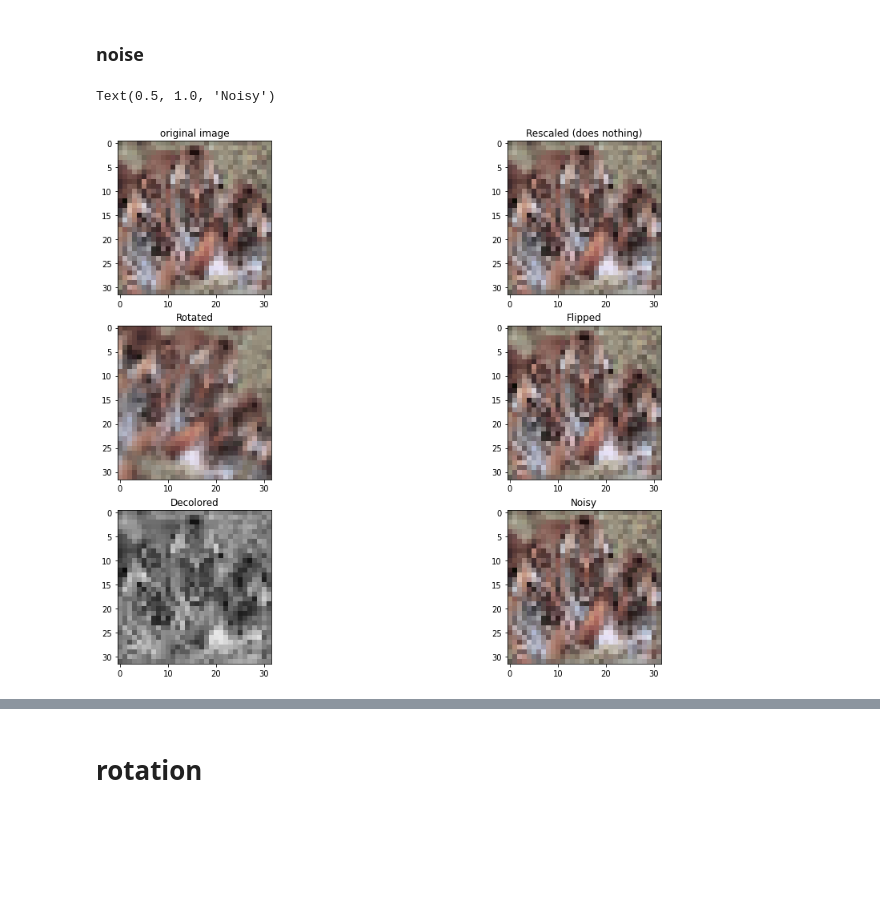
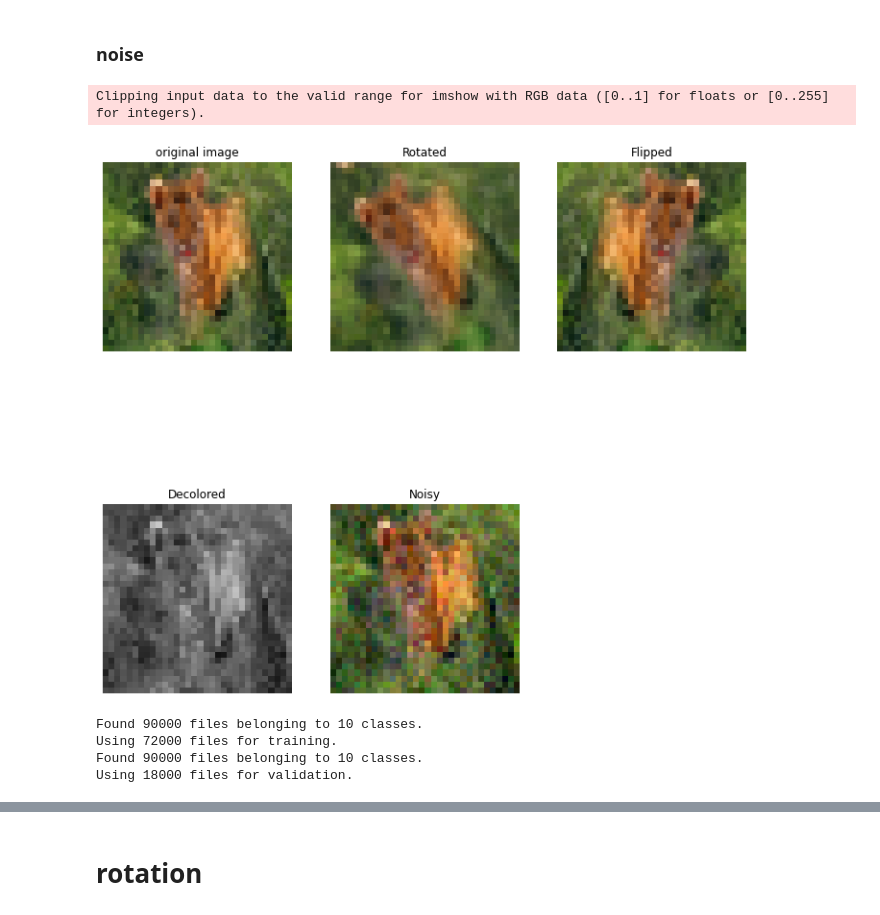
Before and after one commit to bieleckipiotr/Deep-Learning, a Jupyter notebook: dataAugmentation.ipynb, the cells around one changed output, grey strips where cells are left out. Cells and saved outputs as stored; diff of their text form; code cells hidden in the pictures; blank space fills up the shorter version.

```diff
--- a/dataAugmentation.ipynb
+++ b/dataAugmentation.ipynb
@@ -21,7 +21,8 @@ train_ds = image_dataset_from_directory(
     seed = 420,
     image_size=(32,32),
     batch_size=32,
-    label_mode = 'categorical')
+    # label_mode = 'categorical'
+    )
 
 class_names = train_ds.class_names
 
@@ -32,7 +33,8 @@ val_ds = image_dataset_from_directory(
     seed = 420,
     image_size=(32,32),
     batch_size=32,
-    label_mode = 'categorical')
+    # label_mode = 'categorical'
+    )
 # %% [output]
 Found 90000 files belonging to 10 classes.
 Using 72000 files for training.
@@ -77,28 +80,33 @@ DecolorLayer = keras_cv.layers.Grayscale(output_channels=3)
 # %% [markdown]
 ### noise
 # %%
-GaussianNoise = layers.GaussianNoise(stddev = 0.1)
+GaussianNoise = layers.GaussianNoise(stddev = 0.05)
 # %%
 def get_var_name(var):
     for name, value in locals().items():
         if value is var:
             return name
 
 image = images[0]
-fig, axes = plt.subplots(3, 2, figsize = (16,12))
+image = RescaleLayer(image)
+fig, axes = plt.subplots(2,3, figsize=(12, 12))
 axes = axes.flatten()
-axes[0].imshow(tf.cast(image, tf.uint8))
+axes[0].imshow(image)
 axes[0].set_title('original image')
-for augmentationLayer, ax in zip([RescaleLayer, RotateLayer, FlipLayer, DecolorLayer, GaussianNoise], axes[1:]):
-    ax.imshow(tf.cast(augmentationLayer(image), tf.uint8 if not augmentationLayer == RescaleLayer else tf.float32), cmap = 'grey' if augmentationLayer == DecolorLayer else None)
-axes[1].set_title('Rescaled (does nothing)')
-axes[2].set_title('Rotated')
-axes[3].set_title('Flipped')
-axes[4].set_title('Decolored')
-axes[5].set_title('Noisy')
+axes[0].axis('off')
+for augmentationLayer, ax in zip([RotateLayer, FlipLayer, DecolorLayer, GaussianNoise], axes[1:]):
+    ax.imshow(augmentationLayer(image, training = True), cmap='grey' if augmentationLayer == DecolorLayer else None)
+    ax.set_title('Rescaled (visually does nothing)' if augmentationLayer == RescaleLayer else
+                 'Rotated' if augmentationLayer == RotateLayer else
+                 'Flipped' if augmentationLayer == FlipLayer else
+                 'Decolored' if augmentationLayer == DecolorLayer else
+                 'Noisy')
+    ax.axis('off')
+axes[-1].remove()
+plt.savefig('../media/standard_augmentations_example.jpg', dpi = 200)
 # %% [output]
-Text(0.5, 1.0, 'Noisy')
+Clipping input data to the valid range for imshow with RGB data ([0..1] for floats or [0..255] for integers).
-[figure, old version]
+[figure, new version]
 # %%
 IMAGE_SIZE = 32
 num_classes = 10
@@ -141,0 +143,27 @@ mixup_ds = dict_train_ds.map(mixup, num_parallel_calls=AUTOTUNE).map(dict_to_tup
+# %%
+train_ds = image_dataset_from_directory(
+    '../data/cinic-10_image_classification_challenge-dataset/train/',
+    validation_split=0.2,
+    subset='training',
+    seed = 420,
+    image_size=(32,32),
+    batch_size=32,
+    label_mode = 'categorical'
+    )
+
+class_names = train_ds.class_names
+
+val_ds = image_dataset_from_directory(
+    '../data/cinic-10_image_classification_challenge-dataset/train/',
+    validation_split=0.2,
+    subset='validation',
+    seed = 420,
+    image_size=(32,32),
+    batch_size=32,
+    label_mode = 'categorical'
+    )
+# %% [output]
+Found 90000 files belonging to 10 classes.
+Using 72000 files for training.
+Found 90000 files belonging to 10 classes.
+Using 18000 files for validation.
```
Also changed, not shown: parts of 10 cells of this notebook, 1 other file.
